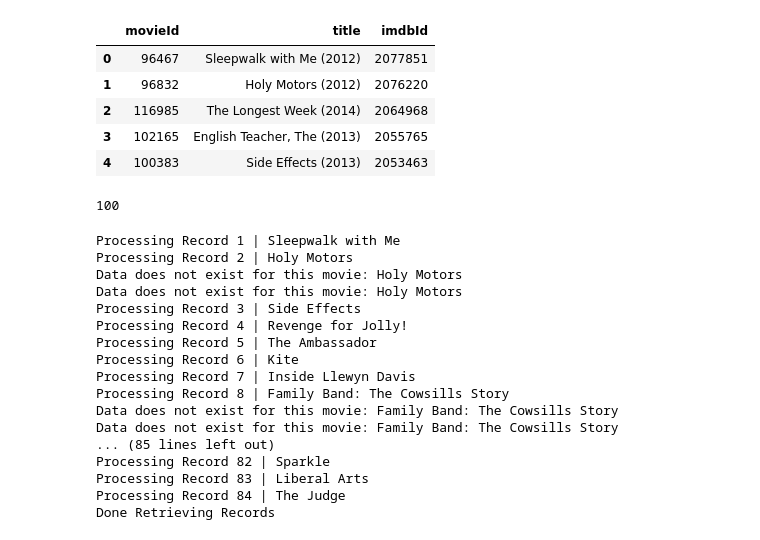
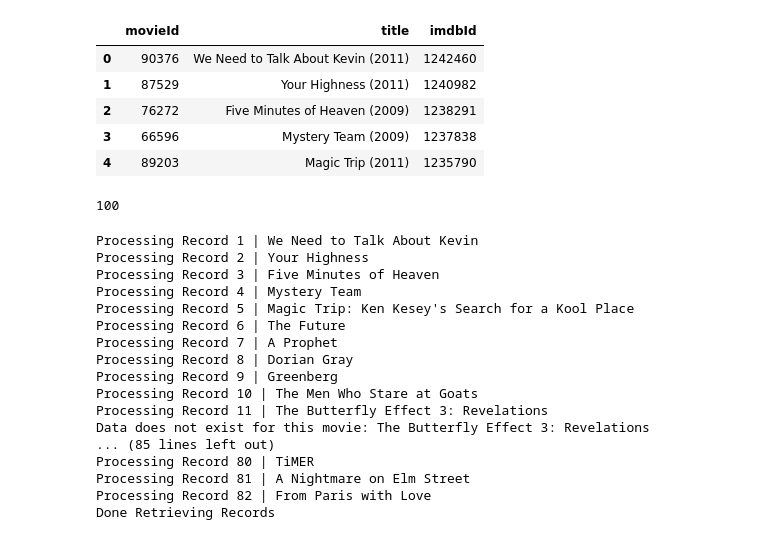
Before and after one commit to aksklar/X-cessive-Ambassador, a Jupyter notebook: converted_dataset/OMDbRequests_Final.ipynb, the cells around one changed output. Cells and saved outputs as stored; diff of their text form; code cells hidden in the pictures.

```diff
--- a/converted_dataset/OMDbRequests_Final.ipynb
+++ b/converted_dataset/OMDbRequests_Final.ipynb
@@ -4,15 +4,15 @@ import pandas as pd
 import csv
 from pprint import pprint
 # %%
-df=pd.read_csv('data/movies_8k(500).csv')
+df=pd.read_csv('data/movies_7k(400).csv')
 df.head()
 # %% [output]
 |  | movieId | title | imdbId |
-| 0 | 96467 | Sleepwalk with Me (2012) | 2077851 |
-| 1 | 96832 | Holy Motors (2012) | 2076220 |
-| 2 | 116985 | The Longest Week (2014) | 2064968 |
-| 3 | 102165 | English Teacher, The (2013) | 2055765 |
-| 4 | 100383 | Side Effects (2013) | 2053463 |
+| 0 | 90376 | We Need to Talk About Kevin (2011) | 1242460 |
+| 1 | 87529 | Your Highness (2011) | 1240982 |
+| 2 | 76272 | Five Minutes of Heaven (2009) | 1238291 |
+| 3 | 66596 | Mystery Team (2009) | 1237838 |
+| 4 | 89203 | Magic Trip (2011) | 1235790 |
 # %%
 len(df)
 # %% [output]
@@ -24,7 +24,7 @@ movie_counter = 1
 full_plot=[]
 for movie in movie_list:
     try:
-        res= omdb.request(i='tt'+str(movie), plot='full',apikey='f43f79fb')
+        res= omdb.request(i='tt'+str(movie), plot='full',apikey='bbd62e62')
         data=res.json()
         print(f"Processing Record {movie_counter} | {data['Title']}")
         full_plot.append({"Title":data['Title'], "Year":data['Year'], "Plot":data['Plot'], "Genres":data['Genre']})
@@ -34,22 +34,22 @@ for movie in movie_list:
         continue
 print("Done Retrieving Records")
 # %% [output]
-Processing Record 1 | Sleepwalk with Me
-Processing Record 2 | Holy Motors
-Data does not exist for this movie: Holy Motors
-Data does not exist for this movie: Holy Motors
-Processing Record 3 | Side Effects
-Processing Record 4 | Revenge for Jolly!
-Processing Record 5 | The Ambassador
-Processing Record 6 | Kite
-Processing Record 7 | Inside Llewyn Davis
-Processing Record 8 | Family Band: The Cowsills Story
-Data does not exist for this movie: Family Band: The Cowsills Story
-Data does not exist for this movie: Family Band: The Cowsills Story
+Processing Record 1 | We Need to Talk About Kevin
+Processing Record 2 | Your Highness
+Processing Record 3 | Five Minutes of Heaven
+Processing Record 4 | Mystery Team
+Processing Record 5 | Magic Trip: Ken Kesey's Search for a Kool Place
+Processing Record 6 | The Future
+Processing Record 7 | A Prophet
+Processing Record 8 | Dorian Gray
+Processing Record 9 | Greenberg
+Processing Record 10 | The Men Who Stare at Goats
+Processing Record 11 | The Butterfly Effect 3: Revelations
+Data does not exist for this movie: The Butterfly Effect 3: Revelations
 ... (85 lines left out)
-Processing Record 82 | Sparkle
-Processing Record 83 | Liberal Arts
-Processing Record 84 | The Judge
+Processing Record 80 | TiMER
+Processing Record 81 | A Nightmare on Elm Street
+Processing Record 82 | From Paris with Love
 Done Retrieving Records
 # %%
 full_plot
```
Also changed, not shown: parts of 4 cells of this notebook, 27 other files.
